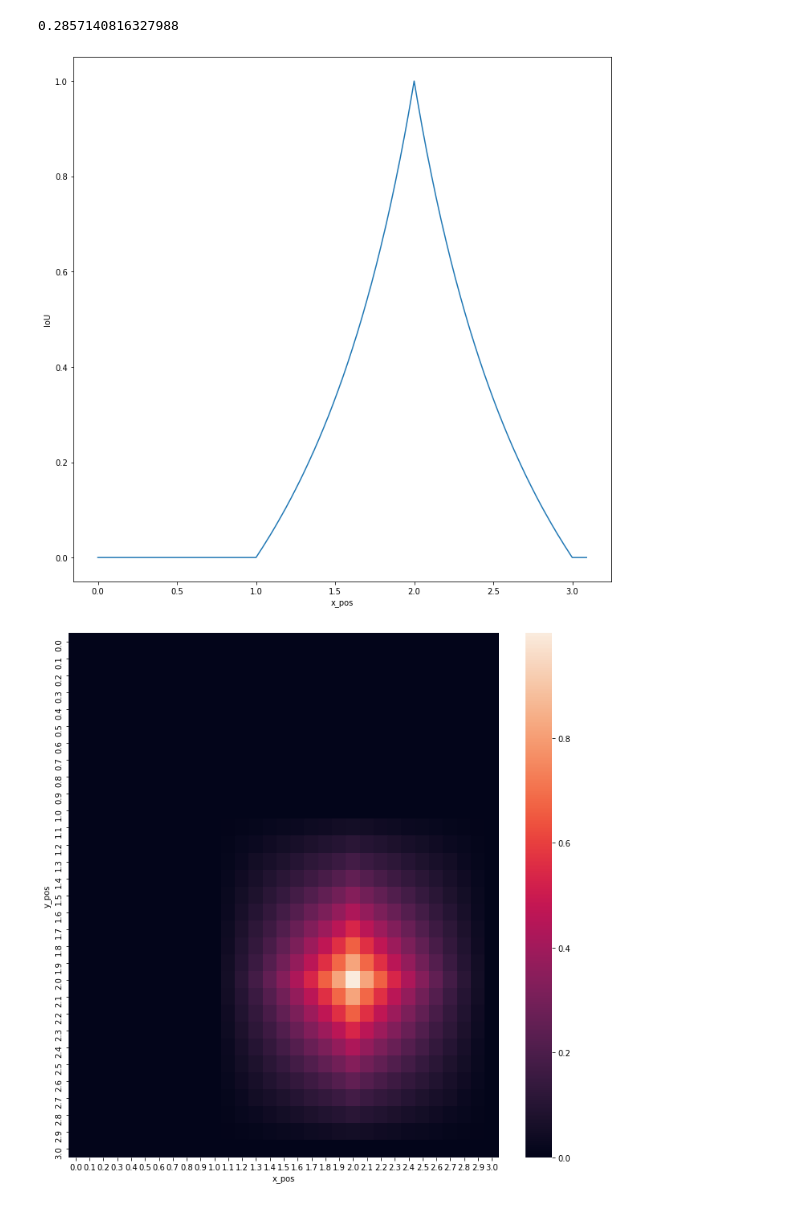
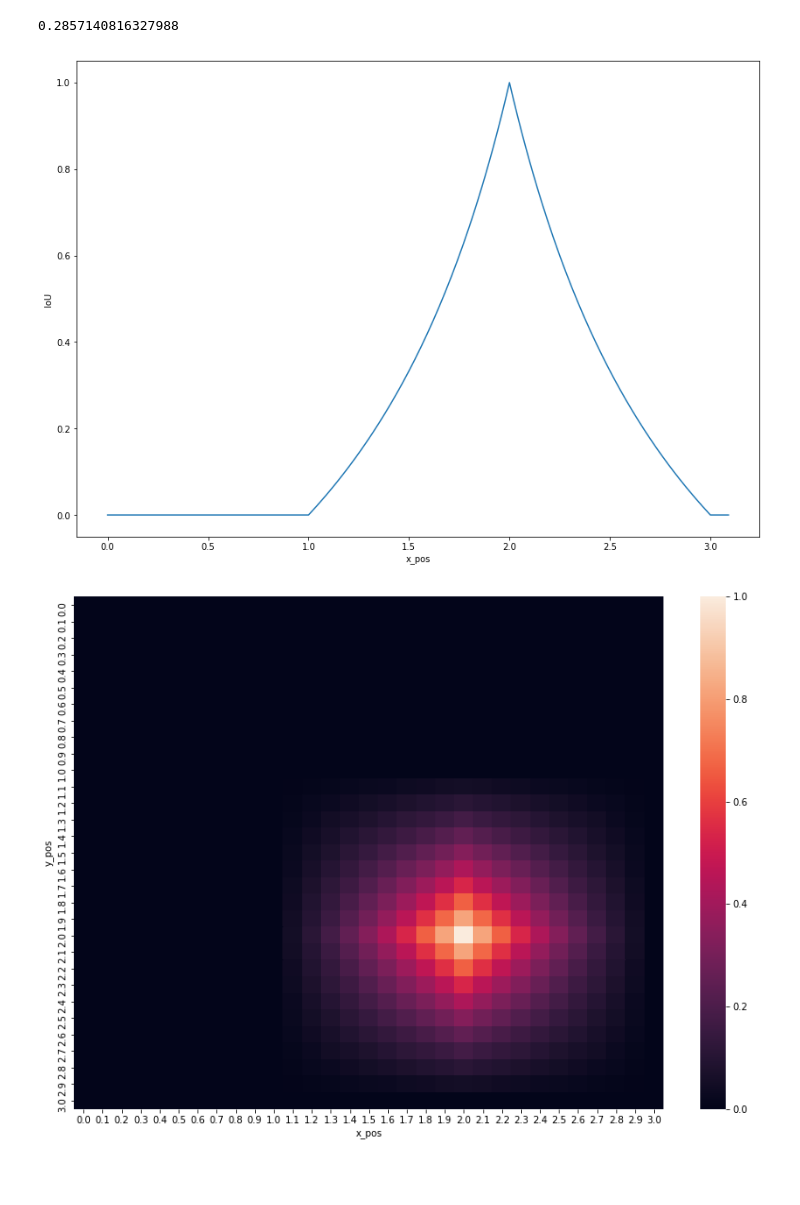
Before and after one commit to martvo/TDT17-Visual-Intelligence, a Jupyter notebook: IoU Example.ipynb, the cells around one changed output. Cells and saved outputs as stored; diff of their text form; code cells hidden in the pictures; blank space fills up the shorter version.

```diff
--- a/IoU Example.ipynb
+++ b/IoU Example.ipynb
@@ -3,6 +3,9 @@ import matplotlib.pyplot as plt
 import seaborn as sns
 import pandas as pd
 import numpy as np
+
+SAVE_PATH = "M4-T4-P10-N/"
+figsize = (14, 10)
 # %%
 # Algorithm taken from https://arxiv.org/abs/1902.09630, Generalized Intersection over Union: A Metric and
 # A Loss for Bounding Box Regression, Hamid Rezatofighi, Nathan Tsoi, JunYoung Gwak, Amir Sadeghian, Ian Reid,
@@ -65,23 +68,23 @@ get_iou(boxA, boxB)
 # %%
 groundtruth = [2, 2, 3, 3]
 
 x_pos = []
 y_pos = 2
 IoU = []
 
 for x in [x * 0.01 for x in range(0, 310)]:
     x = round(x, 2)
     x_pos.append(x)
 
     IoU.append(get_iou([x, y_pos, round(x+1, 2), y_pos + 1], groundtruth))
 
 d = {'x_pos': x_pos, "IoU": IoU}
 iou_df = pd.DataFrame(data=d)
-fig, ax = plt.subplots(figsize=(12, 12))
+fig, ax = plt.subplots(figsize=figsize)
 ax = sns.lineplot(iou_df.x_pos, iou_df.IoU)
-fig.savefig("IoU_1Dexample.png")
+fig.savefig(SAVE_PATH + "IoU_1Dexample.png")
 # %% [output]
-[figure, old version]
+[figure, new version]
 # %%
 # Dataframe should be on the form y_pos, x_pos, IoU
 # All boxes are 1x1 and step size is 0.1
@@ -102,11 +105,11 @@ d = {'y_pos': y_pos, 'x_pos': x_pos, "IoU": IoU}
 iou_df = pd.DataFrame(data=d)
 iou_df = iou_df.pivot("y_pos", "x_pos", "IoU")
 
-fig, ax = plt.subplots(figsize=(12, 12))
+fig, ax = plt.subplots(figsize=figsize)
 ax = sns.heatmap(iou_df)
-fig.savefig("IoU_2Dexample.png")
+fig.savefig(SAVE_PATH + "IoU_2Dexample.png")
 # %% [output]
-[figure, old version]
+[figure, new version]
 # %%
 x_pos = []
 y_pos = []
```
Also changed, not shown: parts of 4 cells of this notebook.
